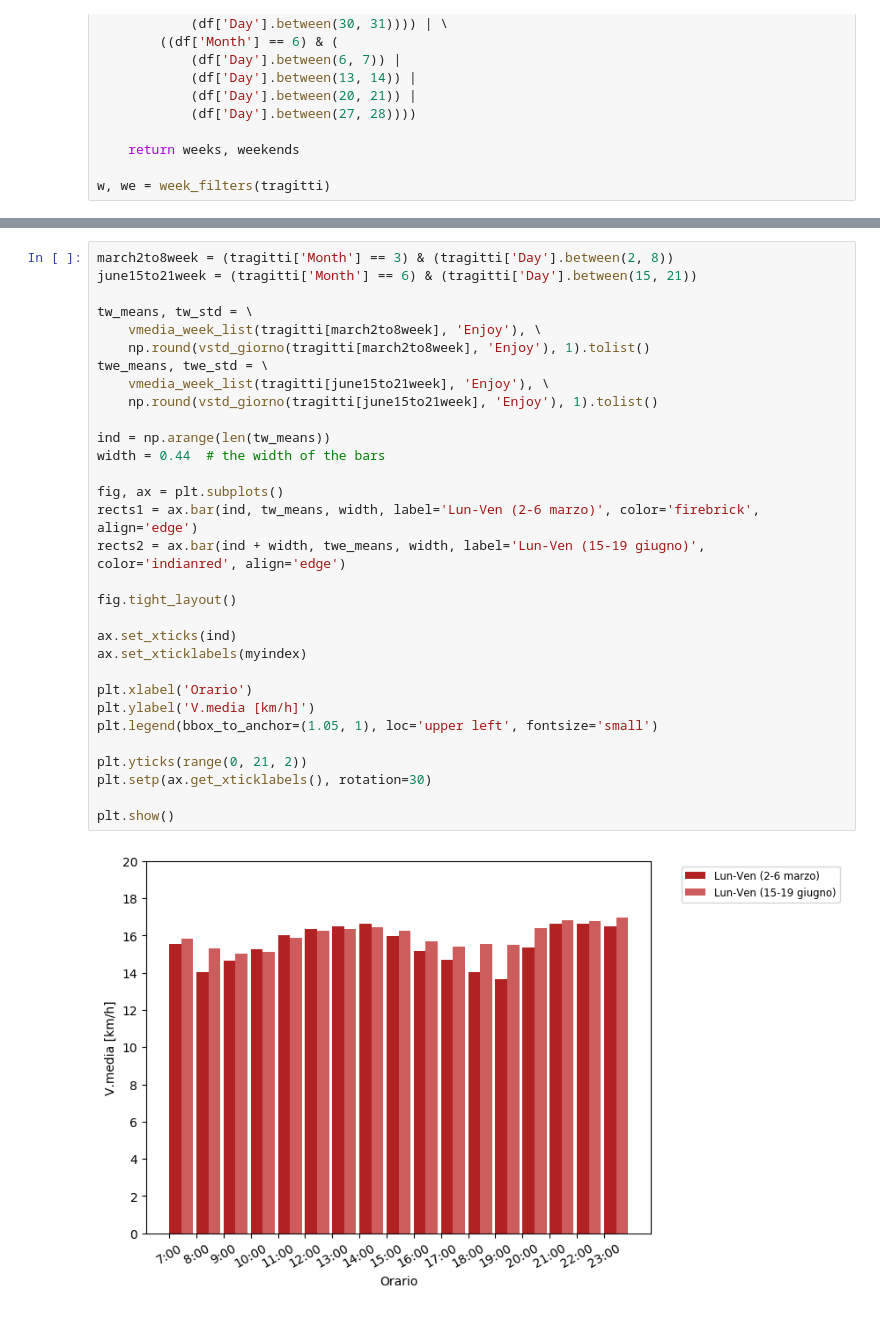
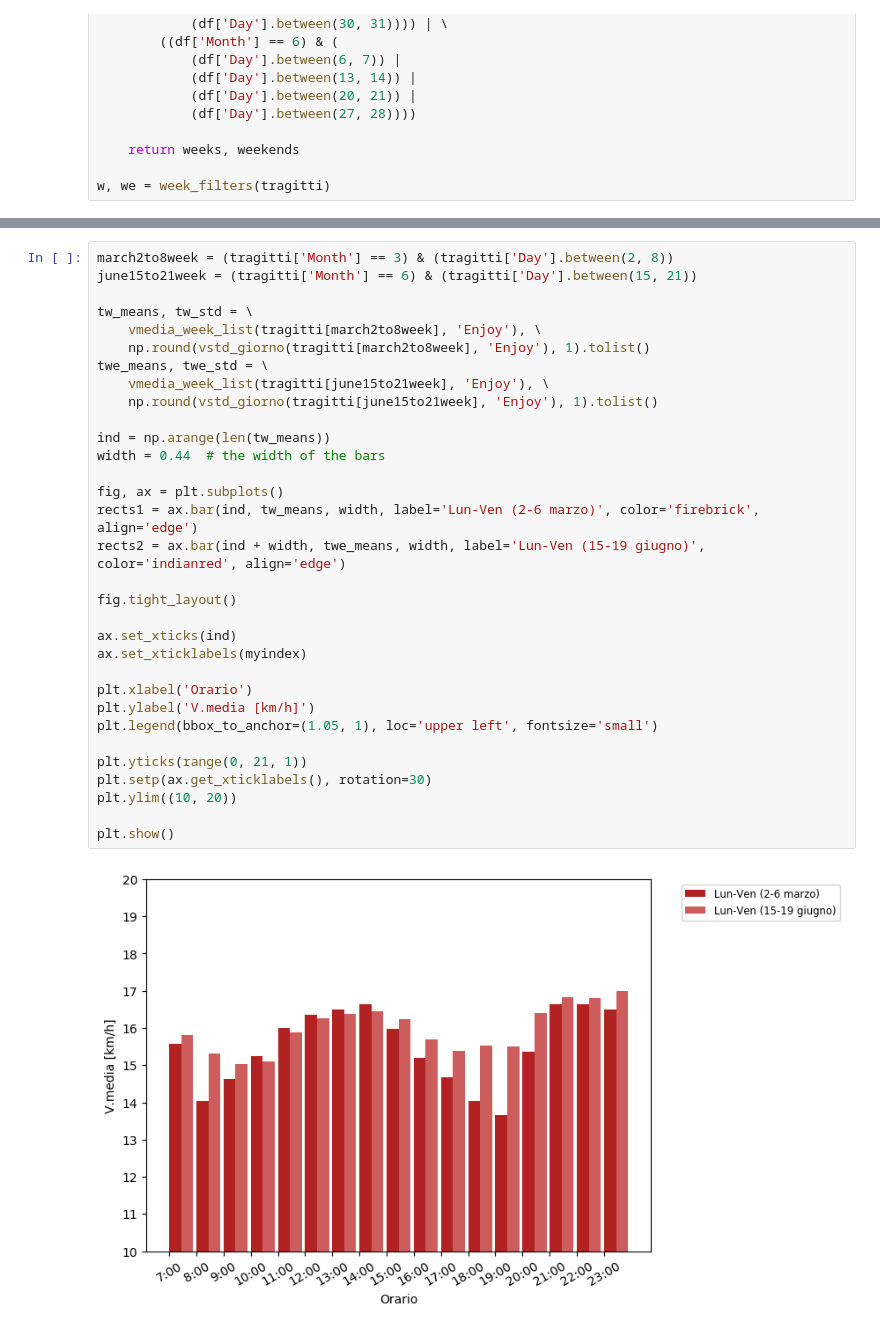
Before and after one commit to mmastrapasqua7/kowalskianalysis, a Jupyter notebook: jupyter/New/4_VariazioneVelocitaMediaPrePostLockdown.ipynb, the cells around one changed output, grey strips where cells are left out. Cells and saved outputs as stored; diff of their text form.

```diff
--- a/jupyter/New/4_VariazioneVelocitaMediaPrePostLockdown.ipynb
+++ b/jupyter/New/4_VariazioneVelocitaMediaPrePostLockdown.ipynb
@@ -142,35 +143,36 @@ plt.show()
 march2to8week = (tragitti['Month'] == 3) & (tragitti['Day'].between(2, 8))
 june15to21week = (tragitti['Month'] == 6) & (tragitti['Day'].between(15, 21))
 
 tw_means, tw_std = \
     vmedia_week_list(tragitti[march2to8week], 'Enjoy'), \
     np.round(vstd_giorno(tragitti[march2to8week], 'Enjoy'), 1).tolist()
 twe_means, twe_std = \
     vmedia_week_list(tragitti[june15to21week], 'Enjoy'), \
     np.round(vstd_giorno(tragitti[june15to21week], 'Enjoy'), 1).tolist()
 
 ind = np.arange(len(tw_means))
 width = 0.44  # the width of the bars
 
 fig, ax = plt.subplots()
 rects1 = ax.bar(ind, tw_means, width, label='Lun-Ven (2-6 marzo)', color='firebrick', align='edge')
 rects2 = ax.bar(ind + width, twe_means, width, label='Lun-Ven (15-19 giugno)',  color='indianred', align='edge')
 
 fig.tight_layout()
 
 ax.set_xticks(ind)
 ax.set_xticklabels(myindex)
 
 plt.xlabel('Orario')
 plt.ylabel('V.media [km/h]')
 plt.legend(bbox_to_anchor=(1.05, 1), loc='upper left', fontsize='small')
 
-plt.yticks(range(0, 21, 2))
+plt.yticks(range(0, 21, 1))
 plt.setp(ax.get_xticklabels(), rotation=30)
+plt.ylim((10, 20))
 
 plt.show()
 # %% [output]
-[figure, old version]
+[figure, new version]
 # %%
 march2to8week = (tragitti['Month'] == 3) & (tragitti['Day'].between(7, 8))
 june15to21week = (tragitti['Month'] == 6) & (tragitti['Day'].between(20, 21))
```
Also changed, not shown: parts of 3 cells of this notebook, 14 other files.
